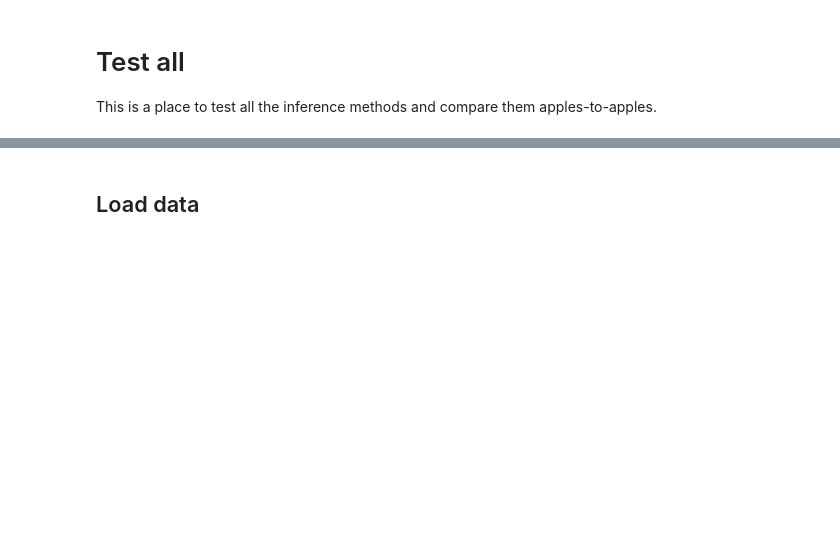
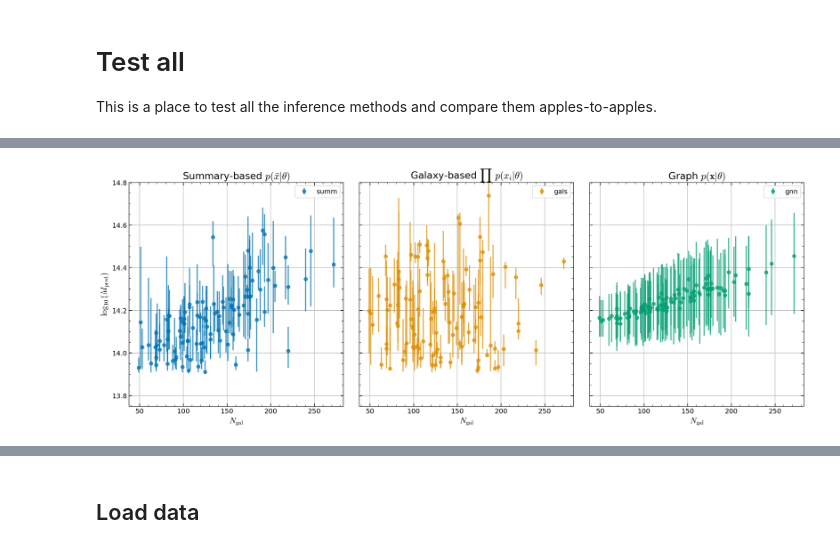
Before and after one commit to maho3/cl-ml-euclid, a Jupyter notebook: test_all.ipynb, the cells around one changed output, grey strips where cells are left out. Cells and saved outputs as stored; diff of their text form; code cells hidden in the pictures; blank space fills up the shorter version.

```diff
--- a/test_all.ipynb
+++ b/test_all.ipynb
@@ -77,0 +157,28 @@ plt.legend()
+# %%
+Nm = len(samples)
+f, axs = plt.subplots(1, Nm, figsize=(7*Nm,7), sharey=True,
+                      gridspec_kw={'wspace':0.075})
+
+colors = sns.color_palette('colorblind', Nm)
+for i, (m, samps) in enumerate(samples.items()):
+    ax = axs[i]
+
+    # plot with error bars
+    median = np.median(samps, axis=0)[:,0]
+    percs = np.percentile(samps, [16,84], axis=0)
+    x_ = Ngal
+    ax.errorbar(x_, median, yerr=[median-percs[0,:,0], percs[1,:,0]-median],
+                label=m, fmt='o', color=colors[i], alpha=0.75)
+
+    ax.legend()
+    # ax.set_xlim(13.9,14.5)
+    ax.set_ylim(13.75,14.8)
+    ax.set_xlabel(r'$N_{\rm gal}$')
+    if i==0:
+        ax.set_ylabel(r'$\log_{10}(M_{\rm pred})$');
+
+axs[0].set_title(r'Summary-based $p(\bar{x}|\theta)$')
+axs[1].set_title(r'Galaxy-based $\prod\ p(x_i|\theta)$')
+axs[2].set_title(r'Graph $p(\mathbf{x}|\theta)$');
+# %% [output]
+[figure, added]
```
Also changed, not shown: parts of 14 cells of this notebook, 12 other files.
